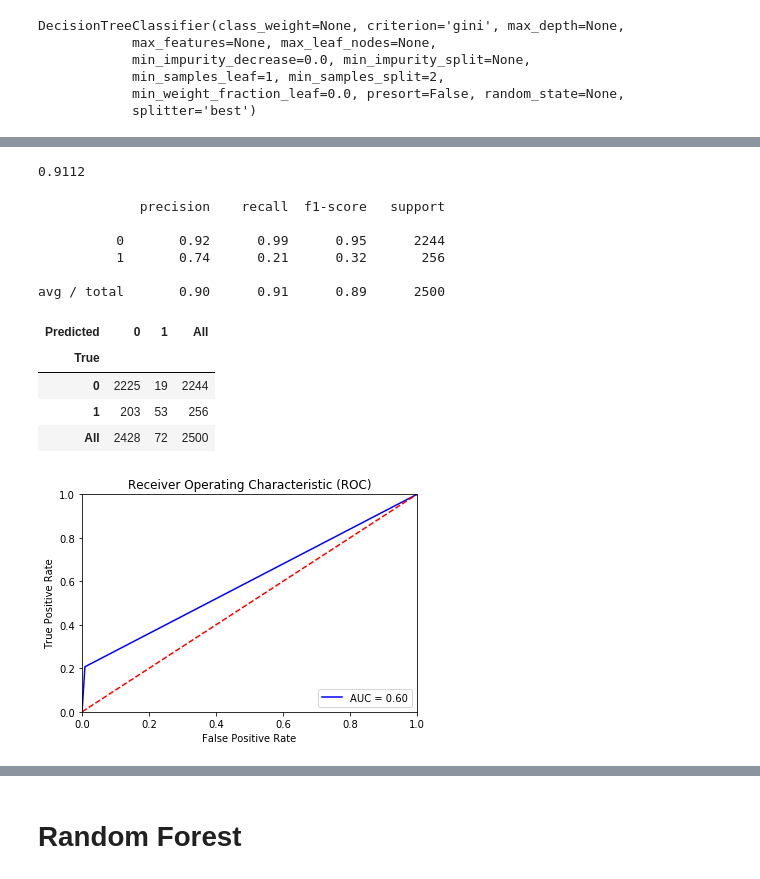
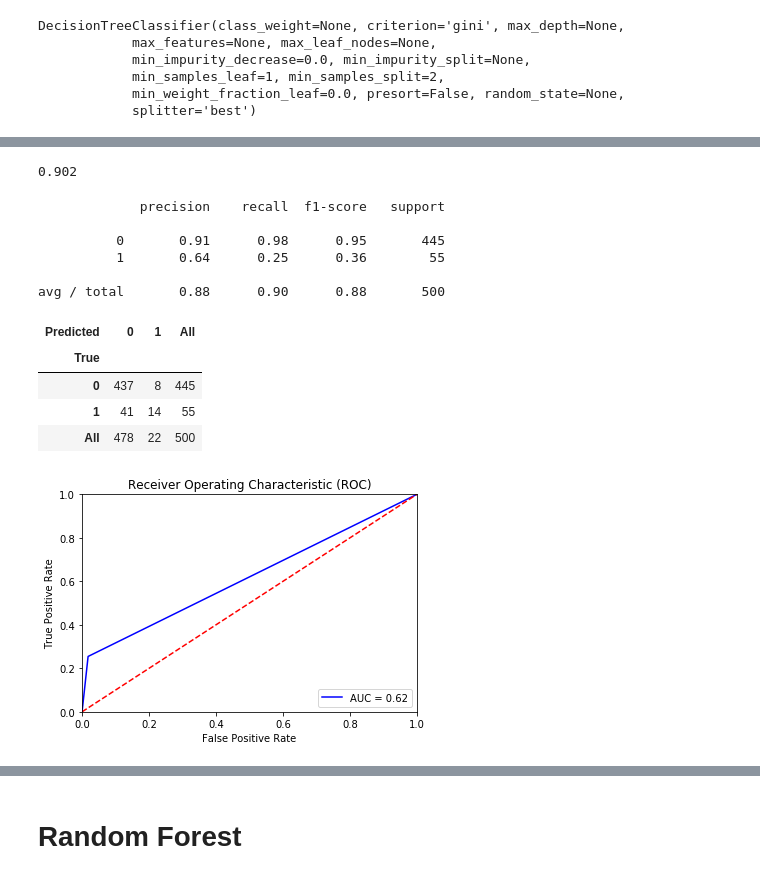
Before and after one commit to lontok/lmu_bi, a Jupyter notebook: Classification.ipynb, the cells around one changed output, grey strips where cells are left out. Cells and saved outputs as stored; diff of their text form; code cells hidden in the pictures.

```diff
--- a/Classification.ipynb
+++ b/Classification.ipynb
@@ -204,6 +225,6 @@ X = df[['Experience', 'Income', 'Family',
 # %%
 model = KNeighborsClassifier()
-model.fit(X, y)
+model.fit(X_train, y_train)
 # %% [output]
 KNeighborsClassifier(algorithm='auto', leaf_size=30, metric='minkowski',
            metric_params=None, n_jobs=1, n_neighbors=5, p=2,
@@ -268,9 +305,11 @@ plt.show()
 # Decision Trees
 # %%
 X = df[['Education', 'Family', 'CD Account']]
+# %%
+X_train, X_test, y_train, y_test = train_test_split(X, y, test_size = 0.2)
 # %%
 model = DecisionTreeClassifier()
-model.fit(X, y)
+model.fit(X_train, y_train)
 # %% [output]
 DecisionTreeClassifier(class_weight=None, criterion='gini', max_depth=None,
             max_features=None, max_leaf_nodes=None,
@@ -279,6 +318,6 @@ DecisionTreeClassifier(class_weight=None, criterion='gini', max_depth=None,
             min_weight_fraction_leaf=0.0, presort=False, random_state=None,
             splitter='best')
 # %%
-predictions = model.predict(X)
+predictions = model.predict(X_test)
 predictions
 # %% [output]
@@ -286,42 +341,42 @@ array([0, 0, 0, ..., 0, 0, 0])
 # %%
-decision_tree_accuracy = metrics.accuracy_score(y, predictions)
+decision_tree_accuracy = metrics.accuracy_score(y_test, predictions)
 model_stats['model'].append('Decision Tree')
 model_stats['accuracy'].append(decision_tree_accuracy)
 decision_tree_accuracy
 # %% [output]
-0.9112
+0.902
 # %%
-print(classification_report(y, predictions))
+print(classification_report(y_test, predictions))
 # %% [output]
              precision    recall  f1-score   support
 
-          0       0.92      0.99      0.95      2244
-          1       0.74      0.21      0.32       256
+          0       0.91      0.98      0.95       445
+          1       0.64      0.25      0.36        55
 
-avg / total       0.90      0.91      0.89      2500
+avg / total       0.88      0.90      0.88       500
 # %%
-pd.crosstab(y, predictions, rownames = ['True'], colnames = ['Predicted'], margins = True)
+pd.crosstab(y_test, predictions, rownames = ['True'], colnames = ['Predicted'], margins = True)
 # %% [output]
 | Predicted | 0 | 1 | All |
 | True |  |  |  |
-| 0 | 2225 | 19 | 2244 |
-| 1 | 203 | 53 | 256 |
-| All | 2428 | 72 | 2500 |
+| 0 | 437 | 8 | 445 |
+| 1 | 41 | 14 | 55 |
+| All | 478 | 22 | 500 |
 # %%
-fpr, tpr, threshold = metrics.roc_curve(y, predictions)
+fpr, tpr, threshold = metrics.roc_curve(y_test, predictions)
 roc_auc = metrics.auc(fpr, tpr)
 
 plt.title('Receiver Operating Characteristic (ROC)')
 plt.plot(fpr, tpr, 'b', label = 'AUC = %0.2f' % roc_auc)
 plt.legend(loc = 'lower right')
 plt.plot([0, 1], [0, 1],'r--')
 plt.xlim([0, 1])
 plt.ylim([0, 1])
 plt.ylabel('True Positive Rate')
 plt.xlabel('False Positive Rate')
 plt.show()
 # %% [output]
-[figure, old version]
+[figure, new version]
 # %%
 pd.DataFrame(model.feature_importances_, index = X.columns, columns = ['Importance']).sort_values(['Importance'], ascending = False)
 # %% [output]
```
Also changed, not shown: parts of 38 cells of this notebook.
